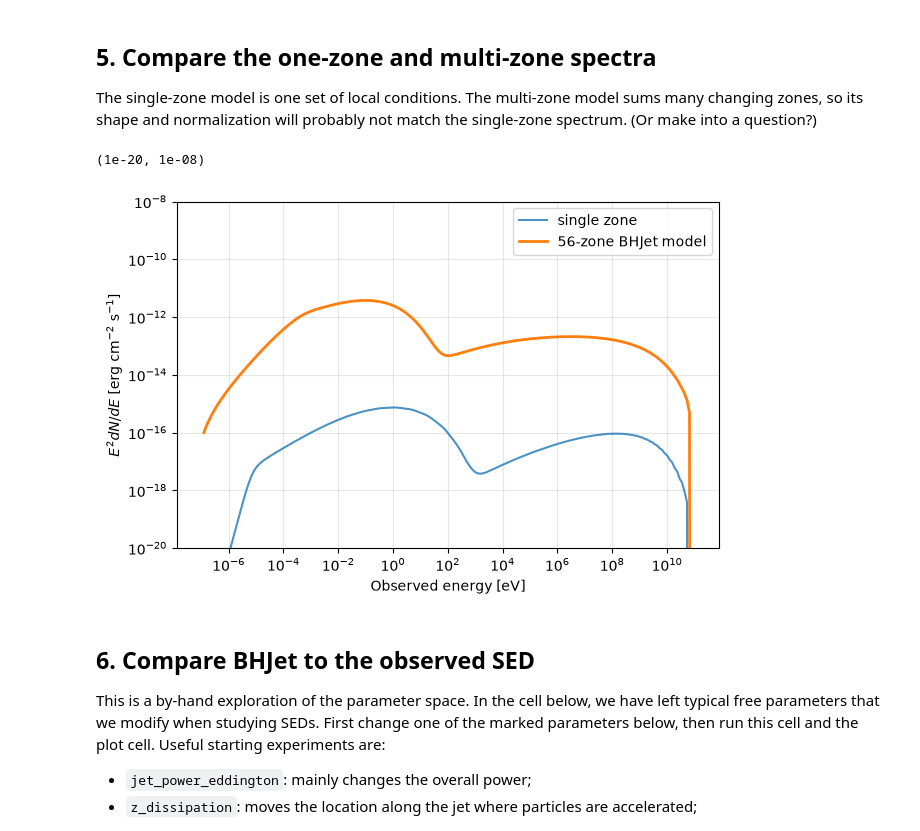
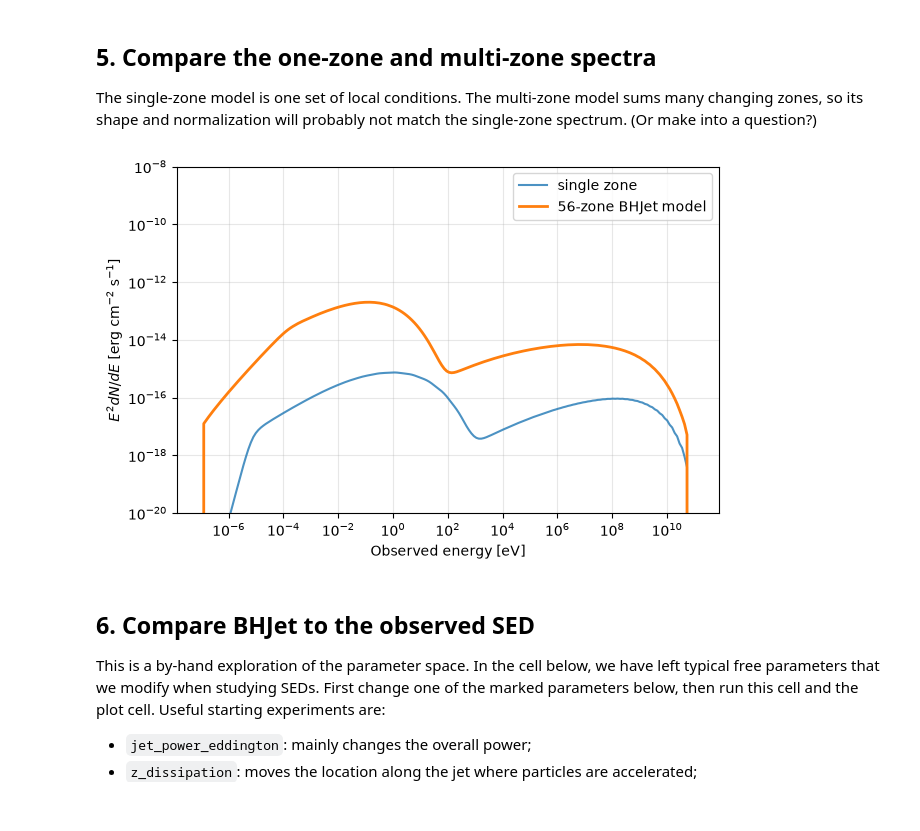
Before and after one commit to rubyduncan/modBHJet, a Jupyter notebook: tutorials/2_source_SED_analysis.ipynb, the cells around one changed output. Cells and saved outputs as stored; diff of their text form; code cells hidden in the pictures.

```diff
--- a/tutorials/2_source_SED_analysis.ipynb
+++ b/tutorials/2_source_SED_analysis.ipynb
@@ -86,19 +79,21 @@ energy_eV = np.geomspace(1e-7, 1e11, 200)
 
 #Then we set the parameters for our "blob":
 single_zone = RadiationZone(
-    magnetic_field=0.2, radius=1e16, height=1e16, geometry='sphere',
-    bulk_momentum=2.0, theta_obs=VIEWING_ANGLE_DEG,
-    distance=DISTANCE_KPC, redshift=REDSHIFT,
-    electron_number_density=1e3, proton_number_density=1.0,
-    electron_temperature=500, proton_temperature=500,
-    fraction_nonthermal_electrons=0.1, fraction_nonthermal_protons=0.1,
-    factor_break_electrons=0.1, factor_break_protons=1.0,
-    factor_max_energy_electrons=1e-7, factor_max_energy_protons=1.0,
-    index_injected_electrons=1.8, index_injected_protons=2.0,
-    include_counterjet=True, force_compton_calculation=False,
-    compton_threshold=1e-5, profile_time=False, verbosity_level=0,
+    distance=DISTANCE_KPC, redshift=REDSHIFT, theta_obs=VIEWING_ANGLE_DEG,
+    magnetic_field=0.2, #uniform magnetic field throughout the entire blob
+    radius=1e16, #size of the blob (in cm)
+    height=1e16, #height of the blob (in cm)
+    geometry='sphere',
+    bulk_momentum=2.0, #Lorentz factor of the blob
+    electron_number_density=1e3, #how many electrons do we want to put in
+    electron_temperature=900, #in keV
+    fraction_nonthermal_electrons=0.1, #how many particles do you want to accelerate?
+    factor_break_electrons=0.1,
+    factor_max_energy_electrons=1e-7, #maximum energy of the electrons
+    index_injected_electrons=1.8,
+    include_counterjet=True,
+    compton_threshold=1e-5,
 )
-
 # Now, calculate:
 single_zone.compute_particles()
 single_zone.compute_radiation((energy_eV * EV_TO_ERG).tolist())
@@ -131,6 +136,6 @@ plt.show()
 # %%
 MULTI_ZONE_PARAMETERS = {
-    'jet_power_eddington': 2e-3,
+    'jet_power_eddington': 2e-4,
     'r_initial': 9.0,
     'z_end_of_acceleration': 100.0,
     'z_dissipation': 100.0,
@@ -187,18 +181,19 @@ ax.grid(alpha=0.3);
 The single-zone model is one set of local conditions. The multi-zone model sums many changing zones, so its shape and normalization will probably not match the single-zone spectrum. (Or make into a question?)
 # %%
 fig, ax = plt.subplots(figsize=(7, 4.5))
-ax.loglog(single_zone_plot_energy, single_zone_plot_sed, label='single zone', alpha=0.8)
-multi_zone_plot_energy, multi_zone_plot_sed = plottable_sed(energy_eV, multi_zone_sed)
-ax.loglog(multi_zone_plot_energy, multi_zone_plot_sed,
+ax.loglog(single_zone_energy_eV, single_zone_sed, label='single zone', alpha=0.8)
+# multi_zone_plot_energy, multi_zone_plot_sed = plottable_sed(energy_eV, multi_zone_sed)
+
+ax.loglog(energy_eV, multi_zone_sed,
           label=f'{dynamics.n_zones}-zone BHJet model', lw=2)
 ax.set(xlabel='Observed energy [eV]', ylabel=r'$E^2 dN/dE$ [erg cm$^{-2}$ s$^{-1}$]')
 ax.grid(alpha=0.3)
 ax.legend();
 
 plt.ylim(1e-20, 1e-8)
+plt.show()
 # %% [output]
-(1e-20, 1e-08)
-[figure, old version]
+[figure, new version]
 # %% [markdown]
 ## 6. Compare BHJet to the observed SED
 
```
Also changed, not shown: parts of 13 cells of this notebook, 6 other files.
